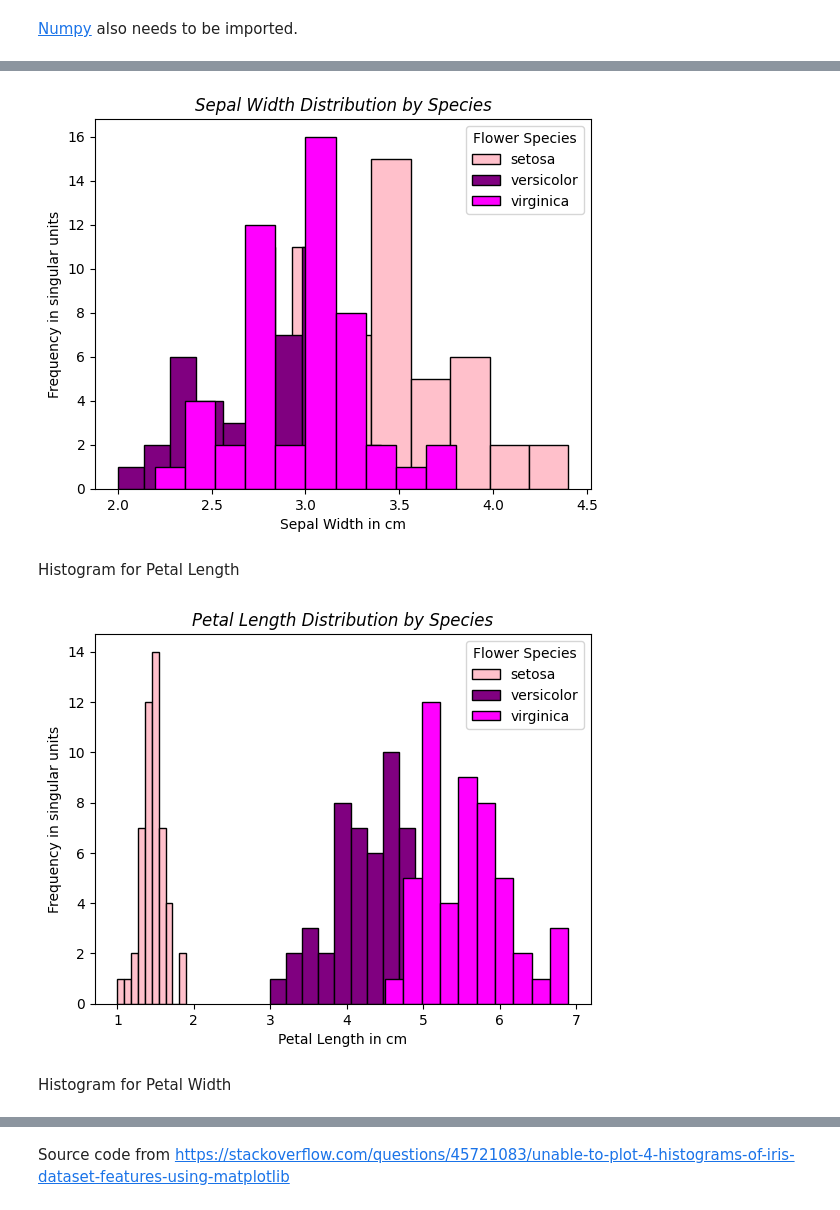
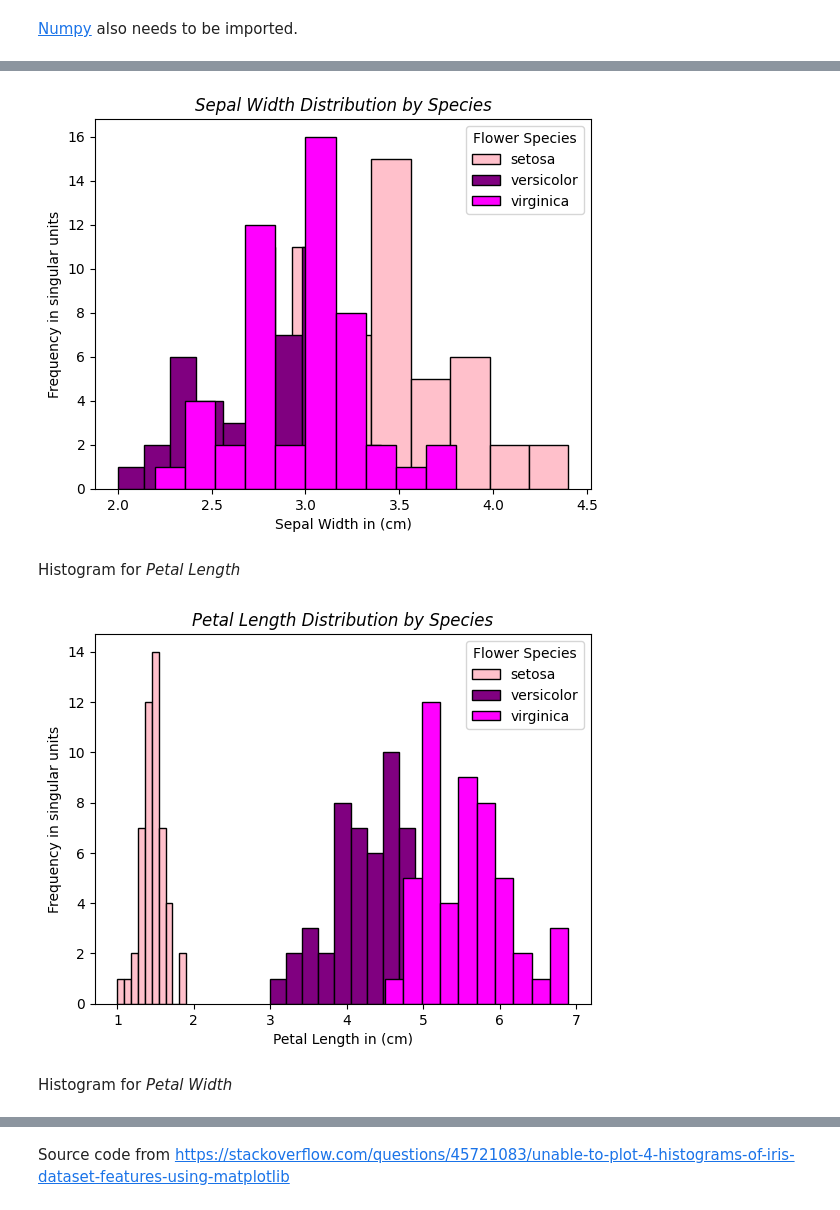
Before and after one commit to LindaN1104/principles_of_data_analytics, a Jupyter notebook: tasks.ipynb, the cells around one changed output, grey strips where cells are left out. Cells and saved outputs as stored; diff of their text form; code cells hidden in the pictures.

```diff
--- a/tasks.ipynb
+++ b/tasks.ipynb
@@ -99,25 +103,25 @@ Histogram for Sepal Width
 # %%
 target_names = df['species'].unique() # Define the target names based on species
 
 colors = ['pink', 'purple', 'magenta'] # Create a color list for each species
 
 fig, ax = plt.subplots() # Create the figure and axis for the plot
 
 for label, color in zip(target_names, colors): # Plot the histograms by species
     species_data = df[df['species'] == label]
     ax.hist(species_data['sepal_width'], label=label, color=color, edgecolor="black", stacked=True) # Give each column a black border and make them stacked
 
-ax.set_xlabel('Sepal Width in cm') # Set X axis label
+ax.set_xlabel('Sepal Width in (cm)') # Set X axis label
 ax.set_ylabel("Frequency in singular units") # Set the Y axis label
 ax.set_title("Sepal Width Distribution by Species", fontstyle='italic') # Set the title, in italics
 
 ax.legend(loc='upper right', title="Flower Species") # Add a legend, and legend title
 
 plt.show() # Show the plot
 # %% [output]
-[figure, old version]
+[figure, new version]
 # %% [markdown]
-Histogram for Petal Length
+Histogram for *Petal Length*
 # %%
 target_names = df['species'].unique() # Define the target names based on species
 
@@ -129,7 +133,7 @@ for label, color in zip(target_names, colors): # Plot the histograms by species
     species_data = df[df['species'] == label]
     ax.hist(species_data['petal_length'], label=label, color=color, edgecolor="black", stacked=True) # Give each column a black border and make them stacked
 
-ax.set_xlabel('Petal Length in cm') # Set X axis label
+ax.set_xlabel('Petal Length in (cm)') # Set X axis label
 ax.set_ylabel("Frequency in singular units") # Set the Y axis label
 ax.set_title("Petal Length Distribution by Species", fontstyle='italic') # Set the title, in italics
 
@@ -137,9 +141,9 @@ ax.legend(loc='upper right', title="Flower Species") # Add a legend, and legend
 
 plt.show() # Show the plot
 # %% [output]
-[figure, old version]
+[figure, new version]
 # %% [markdown]
-Histogram for Petal Width
+Histogram for *Petal Width*
 # %%
 target_names = df['species'].unique() # Define the target names based on species
 
```
Also changed, not shown: parts of 22 cells of this notebook.
